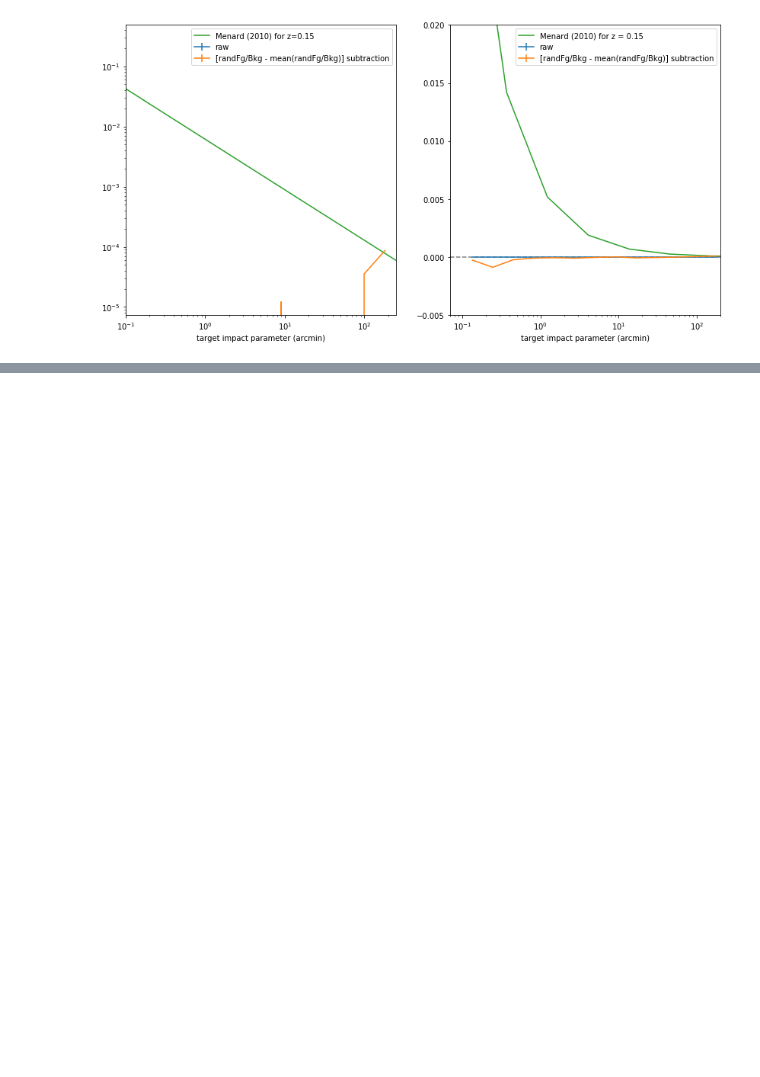
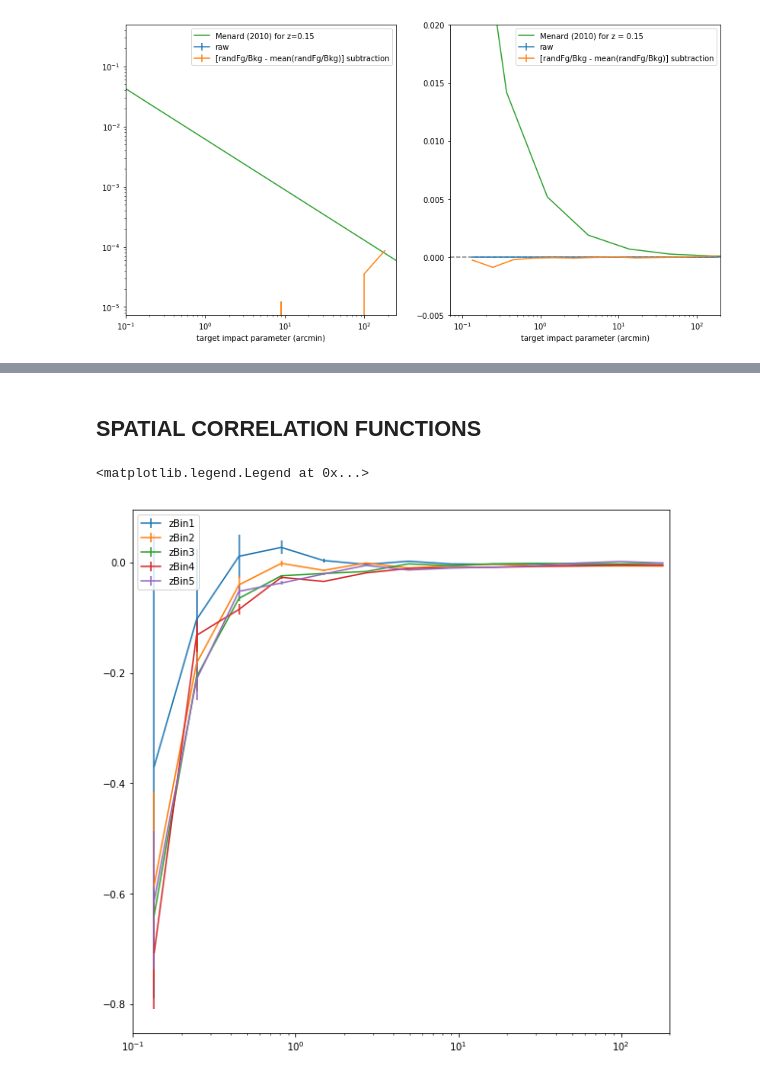
Before and after one commit to mcclearyj/dusthalos, a Jupyter notebook: make-correlation-plots.ipynb, the cells around one changed output, grey strips where cells are left out. Saved outputs shown, nothing was run; the diff lists cells and outputs as text; code cells hidden in the pictures; blank space fills up the shorter version.

```diff
--- a/make-correlation-plots.ipynb
+++ b/make-correlation-plots.ipynb
@@ -253,0 +327,5 @@ fig.savefig('/Users/jemcclea/Research/DES_DUST/round2/dusthalos/outputs/correlat
+# %%
+dd=fitsio.read('/Users/jemcclea/Research/DES_DUST/round2/dusthalos/outputs/colorcorr1/color_correlation_dd_orthonorm-vdust.fits') # The dust signal -- real fg x real background
+dr=fitsio.read('/Users/jemcclea/Research/DES_DUST/round2/dusthalos/outputs/colorcorr1/color_correlation_dr_orthonorm-vdust.fits') # fg x random background
+fr=fitsio.read('/Users/jemcclea/Research/DES_DUST/round2/dusthalos/outputs/colorcorr1/color_correlation_fr_orthonorm-vdust.fits') # random fg x background
+rr=fitsio.read('/Users/jemcclea/Research/DES_DUST/round2/dusthalos/outputs/colorcorr1/color_correlation_rr_orthonorm-vdust.fits') # random fg x random background
@@ -253,0 +386,26 @@ fig.savefig('/Users/jemcclea/Research/DES_DUST/round2/dusthalos/outputs/correlat
+# %% [markdown]
+## SPATIAL CORRELATION FUNCTIONS
+# %%
+xi1=Table.read('/Users/jemcclea/Research/DES_DUST/round2/dusthalos/outputs/xi1.txt',format='ascii')
+xi2=Table.read('/Users/jemcclea/Research/DES_DUST/round2/dusthalos/outputs/xi2.txt',format='ascii')
+xi3=Table.read('/Users/jemcclea/Research/DES_DUST/round2/dusthalos/outputs/xi3.txt',format='ascii')
+xi4=Table.read('/Users/jemcclea/Research/DES_DUST/round2/dusthalos/outputs/xi4.txt',format='ascii')
+xi5=Table.read('/Users/jemcclea/Research/DES_DUST/round2/dusthalos/outputs/xi5.txt',format='ascii')
+# %%
+r=dd['meanR']
+# %%
+fig = plt.figure(figsize=(10,10))
+ax=fig.add_subplot(111)
+#ax.errorbar(dd['meanR'],dd['DD'],label='raw')
+ax.errorbar(r,xi1['col1'],yerr=xi1['col2'],label='zBin1')
+ax.errorbar(r,xi2['col1'],yerr=xi2['col2'],label='zBin2')
+ax.errorbar(r,xi3['col1'],yerr=xi3['col2'],label='zBin3')
+ax.errorbar(r,xi4['col1'],yerr=xi4['col2'],label='zBin4')
+ax.errorbar(r,xi5['col1'],yerr=xi5['col2'],label='zBin5')
+ax.set_xscale('log')
+ax.set_xlim(0.1,200)
+
+ax.legend()
+# %% [output]
+<matplotlib.legend.Legend at 0x...>
+[figure, added]
```
Also changed, not shown: parts of 12 cells of this notebook.
